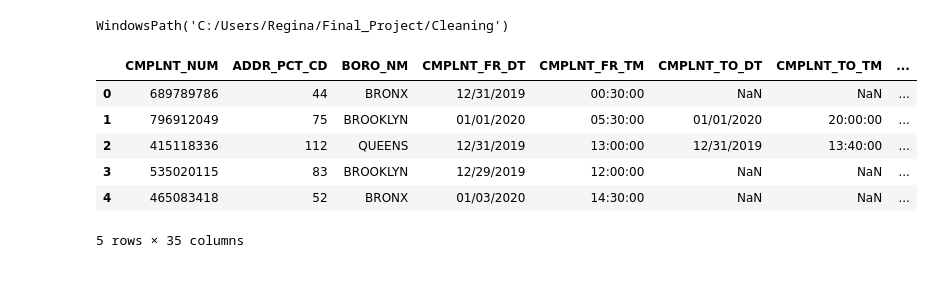
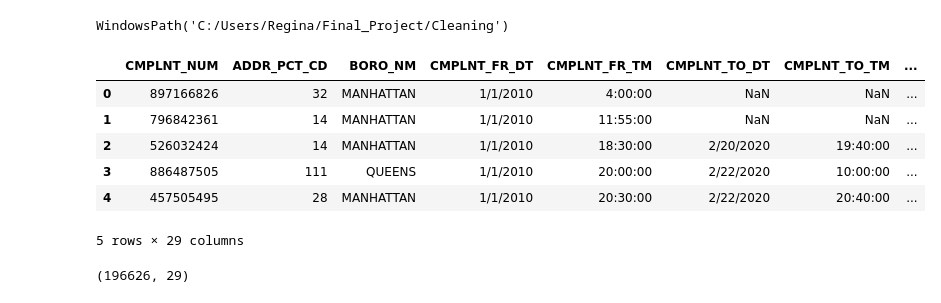
Before and after one commit to hunteregina/Final_Project, a Jupyter notebook: Cleaning/Untitled.ipynb, the cells around one changed output. Drawn from its saved outputs; the diff is of its cells as text; code cells hidden in the pictures.

```diff
--- a/Cleaning/Untitled.ipynb
+++ b/Cleaning/Untitled.ipynb
@@ -7,13 +8,13 @@ pathlib.Path().absolute()
 # %% [output]
 WindowsPath('C:/Users/Regina/Final_Project/Cleaning')
 # %%
-nypd = pd.read_csv (r"C:/Users/Regina/Final_Project/Data/nypd.csv")
+nypd = pd.read_csv (r"C:/Users/Regina/Final_Project/Data/nypd.csv", sep=',', error_bad_lines=False, index_col=False, dtype='unicode', low_memory=False)
 nypd.head()
 # %% [output]
 |  | CMPLNT_NUM | ADDR_PCT_CD | BORO_NM | CMPLNT_FR_DT | CMPLNT_FR_TM | CMPLNT_TO_DT | CMPLNT_TO_TM | ... |
-| 0 | 689789786 | 44 | BRONX | 12/31/2019 | 00:30:00 | NaN | NaN | ... |
-| 1 | 796912049 | 75 | BROOKLYN | 01/01/2020 | 05:30:00 | 01/01/2020 | 20:00:00 | ... |
-| 2 | 415118336 | 112 | QUEENS | 12/31/2019 | 13:00:00 | 12/31/2019 | 13:40:00 | ... |
-| 3 | 535020115 | 83 | BROOKLYN | 12/29/2019 | 12:00:00 | NaN | NaN | ... |
-| 4 | 465083418 | 52 | BRONX | 01/03/2020 | 14:30:00 | NaN | NaN | ... |
+| 0 | 897166826 | 32 | MANHATTAN | 1/1/2010 | 4:00:00 | NaN | NaN | ... |
+| 1 | 796842361 | 14 | MANHATTAN | 1/1/2010 | 11:55:00 | NaN | NaN | ... |
+| 2 | 526032424 | 14 | MANHATTAN | 1/1/2010 | 18:30:00 | 2/20/2020 | 19:40:00 | ... |
+| 3 | 886487505 | 111 | QUEENS | 1/1/2010 | 20:00:00 | 2/22/2020 | 10:00:00 | ... |
+| 4 | 457505495 | 28 | MANHATTAN | 1/1/2010 | 20:30:00 | 2/22/2020 | 20:40:00 | ... |
-5 rows × 35 columns
+5 rows × 29 columns
@@ -22,0 +21,4 @@ nypd.rename(columns={'LAW_CAT_CD': 'Crime'}, inplace=True)
+# %%
+print(nypd.shape)
+# %% [output]
+(196626, 29)
```
Also changed, not shown: parts of 36 cells of this notebook, 6 other files.
